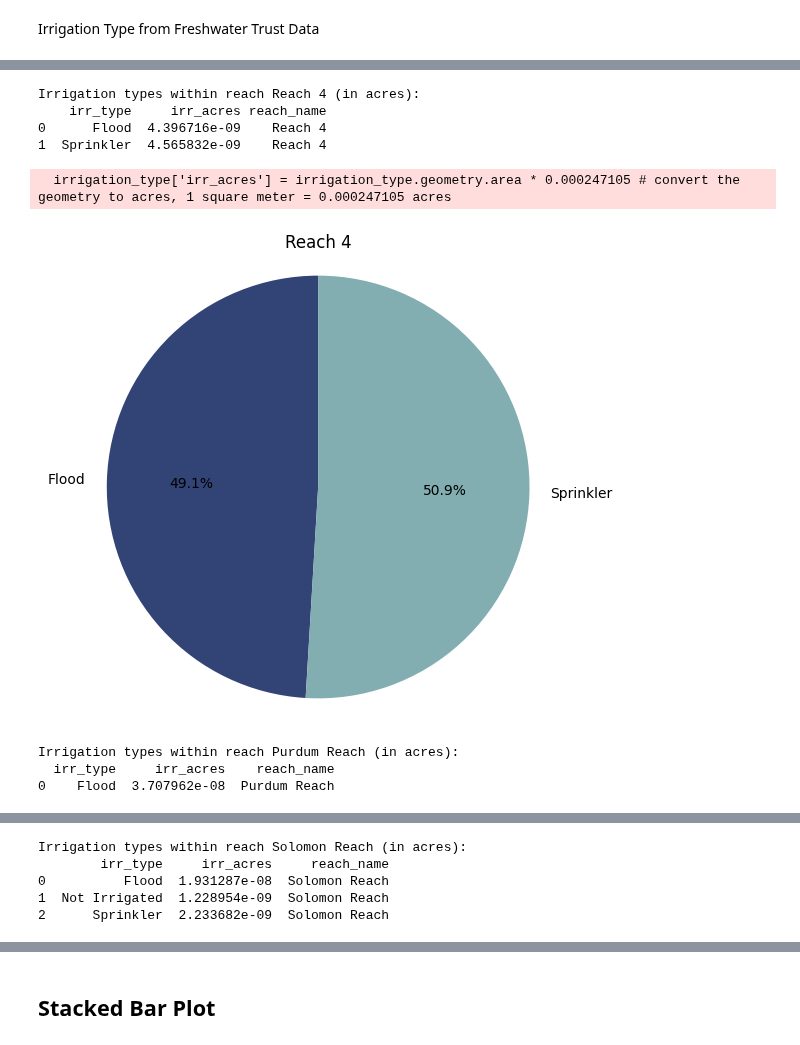
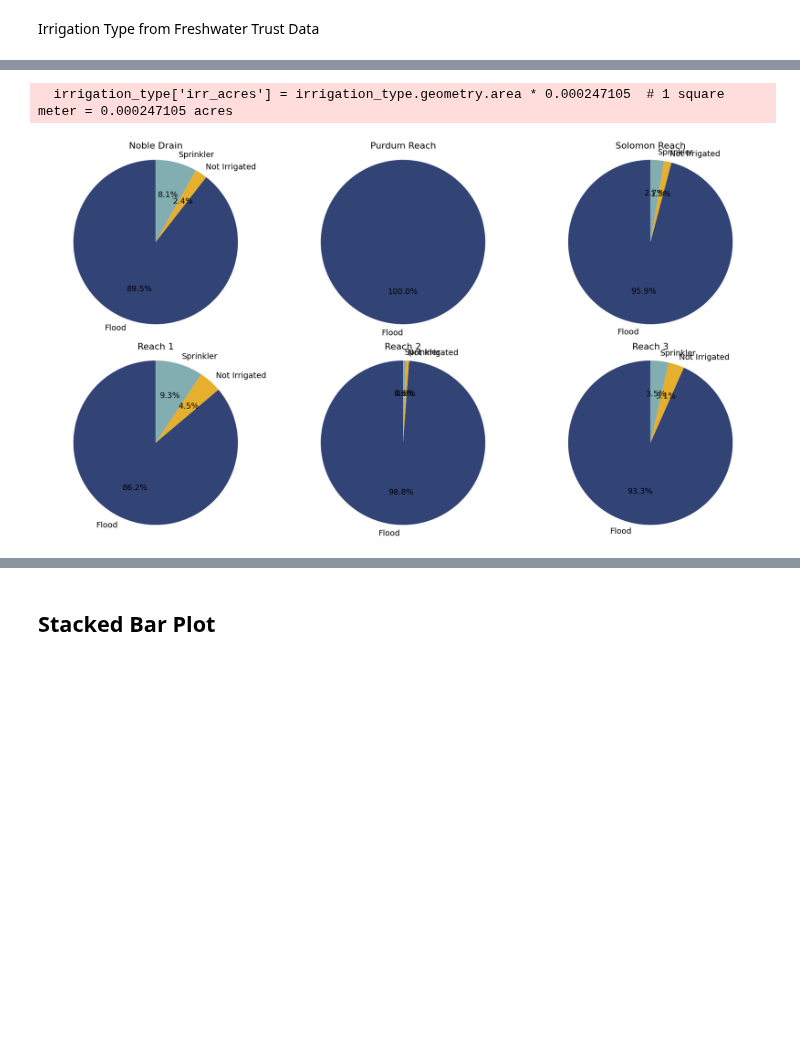
Before and after one commit to carlibeisel/mason_water_budget, a Jupyter notebook: irrigation_type_FWT.ipynb, the cells around one changed output, grey strips where cells are left out. Saved outputs shown, nothing was run; the diff lists cells and outputs as text; code cells hidden in the pictures; blank space fills up the shorter version.

```diff
--- a/irrigation_type_FWT.ipynb
+++ b/irrigation_type_FWT.ipynb
@@ -29,11 +23,11 @@ reaches = gpd.read_file('/content/drive/MyDrive/Data/Mason/data_input/reach_shap
 #   Irrigation Type for All of Mason
 # ------------------------------------- #
 
-irrigation_type = gpd.read_file('/content/drive/MyDrive/Data/Mason/data_input/fwt_irrigation_runoff/mason_creek_fields/mason_creek_fields.shp')
+irrigation_type = gpd.read_file('/content/drive/MyDrive/Data/Mason Water Budget/data_input/irrigation_runoff/irrigation_runoff.shp')
 irrigation_type['irr_acres'] = irrigation_type.geometry.area * 0.000247105  # convert the geometry to acres
 
 # Group by 'irr_type' and sum the area in acres
-irrigation_type_acres = irrigation_type.groupby('irr_type')['irr_acres'].sum()
+irrigation_type_acres = irrigation_type.groupby('irr_type_y')['irr_acres'].sum()
 
 # Define a custom color palette for each irrigation type
 custom_palette = {
@@ -61,52 +55,58 @@ plt.show()
 # %%
 # ------------------------------------- #
 #     Irrigation Type for each Reach
 # ------------------------------------- #
 
-name_column = 'Name'
+reaches = gpd.read_file('/content/drive/MyDrive/Data/Mason Water Budget/data_input/reach_shapefile/Reaches_Final_1209/Reach_Final.shp')
 
+name_column = 'Reach'
+
+# Define a custom color palette for each irrigation type
 custom_palette = {
-    'Not Irrigated': '#E6AF2E', # mustard yellow
-    'Drip': '#BA3F1D',    # rust
-    'Sprinkler': '#82AEB1', # light blue
-    'Flood': '#324376'
+    'Not Irrigated': '#E6AF2E',  # mustard yellow
+    'Drip': '#BA3F1D',           # rust
+    'Sprinkler': '#82AEB1',      # light blue
+    'Flood': '#324376'           # dark blue
 }
 
-irrigation_type['irr_acres'] = irrigation_type.geometry.area * 0.000247105 # convert the geometry to acres, 1 square meter = 0.000247105 acres
+# Convert geometry to acres (make sure CRS is projected correctly)
+irrigation_type['irr_acres'] = irrigation_type.geometry.area * 0.000247105  # 1 square meter = 0.000247105 acres
 
+# Create a list to store data for each reach
 reach_data = []
 
-for reach_name in reaches[name_column].unique():
+# Determine the number of unique reaches
+unique_reaches = reaches[name_column].unique()
+num_reaches = len(unique_reaches)
+
+# Define 2x3 grid (2 columns, 3 rows)
+cols = 3  # Set to 3 columns
+rows = 2  # Set to 2 rows
+
+# Create subplots
+fig, axes = plt.subplots(rows, cols, figsize=(18, 10))  # Adjusted figure size for the new layout
+axes = axes.flatten()  # Flatten the axes array to easily iterate over it
+
+for i, reach_name in enumerate(unique_reaches):
     selected_reach = reaches[reaches[name_column] == reach_name]
     joined_data = gpd.sjoin(irrigation_type, selected_reach, how='inner', predicate='intersects')
-
-    # Group by irrigation type to sum the area in acres for each reach
-    irrigation_in_reach = joined_data.groupby('irr_type')['irr_acres'].sum().reset_index()
+    irrigation_in_reach = joined_data.groupby('irr_type_y')['irr_acres'].sum().reset_index()
     irrigation_in_reach['reach_name'] = reach_name  # Add a column for reach_name
 
     reach_data.append(irrigation_in_reach)
+    irrigation_types = irrigation_in_reach['irr_type_y']
+    colors = [custom_palette.get(irrig_type) for irrig_type in irrigation_types]
+    ax = axes[i]
+    ax.pie(irrigation_in_reach['irr_acres'], labels=irrigation_types, colors=colors, autopct='%1.1f%%', startangle=90,
+           textprops={'fontsize': 14})  # Increased font size for the percentages
+    ax.set_title(f'{reach_name}', fontsize=16)  # Larger title font size
+    ax.axis('equal')  # Equal aspect ratio to ensure the pie is drawn as a circle
+for j in range(i + 1, len(axes)):
+    fig.delaxes(axes[j])
+plt.tight_layout()
 
-    print(f"Irrigation types within reach {reach_name} (in acres):")
-    print(irrigation_in_reach)
-    print("\n")
-
-    irrigation_types = irrigation_in_reach['irr_type']
-    colors = [custom_palette.get(irrig_type, '#D3D3D3') for irrig_type in irrigation_types]
-
-    plt.figure(figsize=(6, 6))
-    plt.pie(irrigation_in_reach['irr_acres'], labels=irrigation_types, colors=colors, autopct='%1.1f%%', startangle=90)
-    plt.title(f'{reach_name}')
-    plt.axis('equal')
-    plt.show()
-
+plt.show()
 reach_data_df = pd.concat(reach_data, ignore_index=True)
 # %% [output]
-Irrigation types within reach Reach 4 (in acres):
-    irr_type     irr_acres reach_name
-0      Flood  4.396716e-09    Reach 4
-1  Sprinkler  4.565832e-09    Reach 4
+  irrigation_type['irr_acres'] = irrigation_type.geometry.area * 0.000247105  # 1 square meter = 0.000247105 acres
-  irrigation_type['irr_acres'] = irrigation_type.geometry.area * 0.000247105 # convert the geometry to acres, 1 square meter = 0.000247105 acres
-[figure, old version]
+[figure, new version]
-Irrigation types within reach Purdum Reach (in acres):
-  irr_type     irr_acres    reach_name
-0    Flood  3.707962e-08  Purdum Reach
@@ -114,5 +112,0 @@ Irrigation types within reach Purdum Reach (in acres):
-Irrigation types within reach Solomon Reach (in acres):
-        irr_type     irr_acres     reach_name
-0          Flood  1.931287e-08  Solomon Reach
-1  Not Irrigated  1.228954e-09  Solomon Reach
-2      Sprinkler  2.233682e-09  Solomon Reach
```
Also changed, not shown: parts of 7 cells of this notebook.
